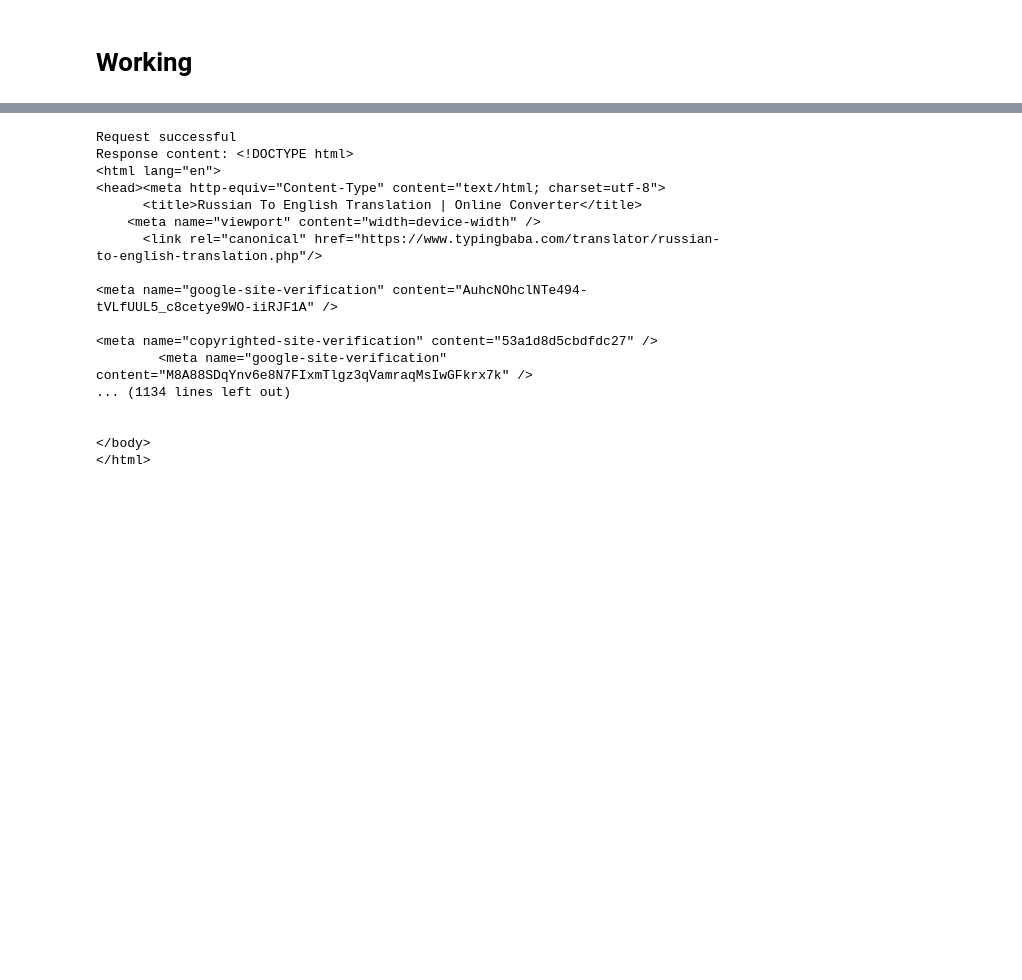
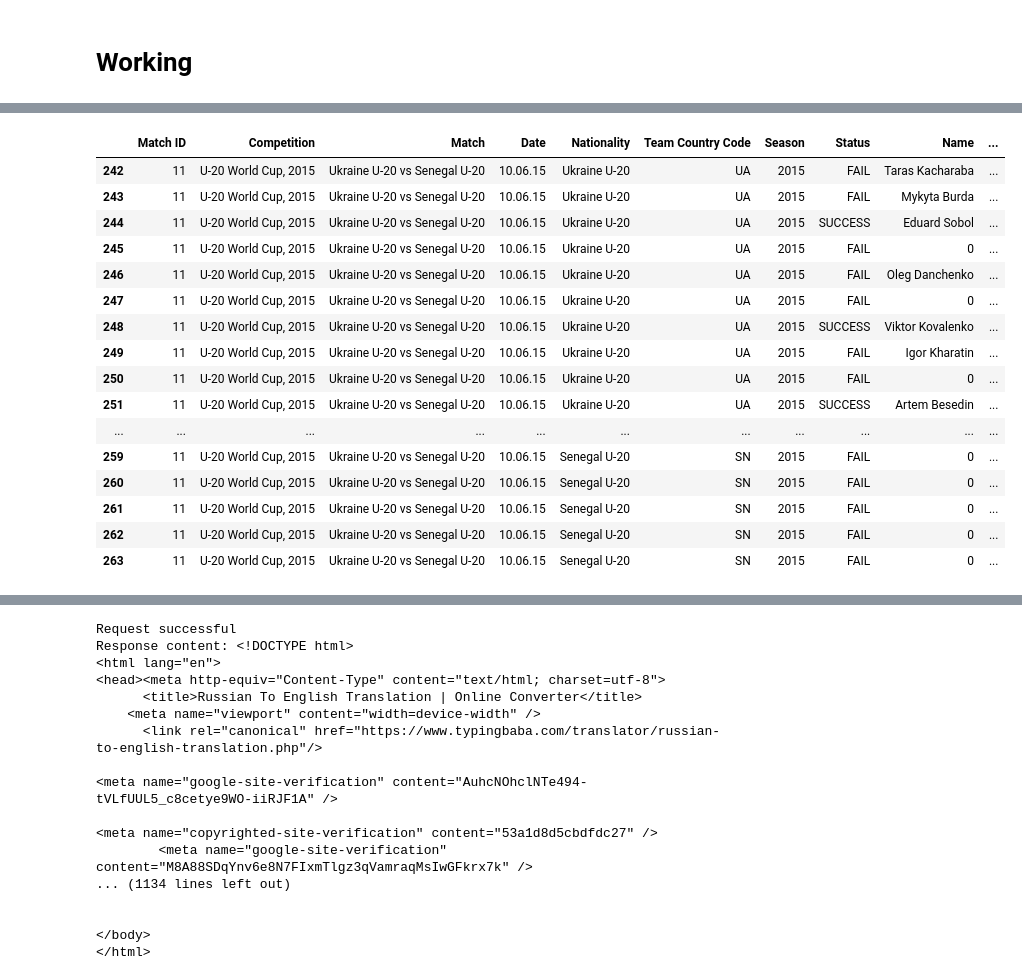
Before and after one commit to finnlsmith/footy_project_market_value_rankings, a Jupyter notebook: create_dataset_1/assemble_dataset_1_new.ipynb, the cells around one changed output, grey strips where cells are left out. Saved outputs shown, nothing was run; the diff lists cells and outputs as text; code cells hidden in the pictures; blank space fills up the shorter version.

```diff
--- a/create_dataset_1/assemble_dataset_1_new.ipynb
+++ b/create_dataset_1/assemble_dataset_1_new.ipynb
@@ -810,0 +877,20 @@ nthing here
+# %%
+lookup_dataset_1[lookup_dataset_1['Match'] == 'Ukraine U-20 vs Senegal U-20']
+# %% [output]
+|  | Match ID | Competition | Match | Date | Nationality | Team Country Code | Season | Status | Name | ... |
+| 242 | 11 | U-20 World Cup, 2015 | Ukraine U-20 vs Senegal U-20 | 10.06.15 | Ukraine U-20 | UA | 2015 | FAIL | Taras Kacharaba | ... |
+| 243 | 11 | U-20 World Cup, 2015 | Ukraine U-20 vs Senegal U-20 | 10.06.15 | Ukraine U-20 | UA | 2015 | FAIL | Mykyta Burda | ... |
+| 244 | 11 | U-20 World Cup, 2015 | Ukraine U-20 vs Senegal U-20 | 10.06.15 | Ukraine U-20 | UA | 2015 | SUCCESS | Eduard Sobol | ... |
+| 245 | 11 | U-20 World Cup, 2015 | Ukraine U-20 vs Senegal U-20 | 10.06.15 | Ukraine U-20 | UA | 2015 | FAIL | 0 | ... |
+| 246 | 11 | U-20 World Cup, 2015 | Ukraine U-20 vs Senegal U-20 | 10.06.15 | Ukraine U-20 | UA | 2015 | FAIL | Oleg Danchenko | ... |
+| 247 | 11 | U-20 World Cup, 2015 | Ukraine U-20 vs Senegal U-20 | 10.06.15 | Ukraine U-20 | UA | 2015 | FAIL | 0 | ... |
+| 248 | 11 | U-20 World Cup, 2015 | Ukraine U-20 vs Senegal U-20 | 10.06.15 | Ukraine U-20 | UA | 2015 | SUCCESS | Viktor Kovalenko | ... |
+| 249 | 11 | U-20 World Cup, 2015 | Ukraine U-20 vs Senegal U-20 | 10.06.15 | Ukraine U-20 | UA | 2015 | FAIL | Igor Kharatin | ... |
+| 250 | 11 | U-20 World Cup, 2015 | Ukraine U-20 vs Senegal U-20 | 10.06.15 | Ukraine U-20 | UA | 2015 | FAIL | 0 | ... |
+| 251 | 11 | U-20 World Cup, 2015 | Ukraine U-20 vs Senegal U-20 | 10.06.15 | Ukraine U-20 | UA | 2015 | SUCCESS | Artem Besedin | ... |
+| ... | ... | ... | ... | ... | ... | ... | ... | ... | ... | ... |
+| 259 | 11 | U-20 World Cup, 2015 | Ukraine U-20 vs Senegal U-20 | 10.06.15 | Senegal U-20 | SN | 2015 | FAIL | 0 | ... |
+| 260 | 11 | U-20 World Cup, 2015 | Ukraine U-20 vs Senegal U-20 | 10.06.15 | Senegal U-20 | SN | 2015 | FAIL | 0 | ... |
+| 261 | 11 | U-20 World Cup, 2015 | Ukraine U-20 vs Senegal U-20 | 10.06.15 | Senegal U-20 | SN | 2015 | FAIL | 0 | ... |
+| 262 | 11 | U-20 World Cup, 2015 | Ukraine U-20 vs Senegal U-20 | 10.06.15 | Senegal U-20 | SN | 2015 | FAIL | 0 | ... |
+| 263 | 11 | U-20 World Cup, 2015 | Ukraine U-20 vs Senegal U-20 | 10.06.15 | Senegal U-20 | SN | 2015 | FAIL | 0 | ... |
```
Also changed, not shown: parts of 6 cells of this notebook, 1 other file.
